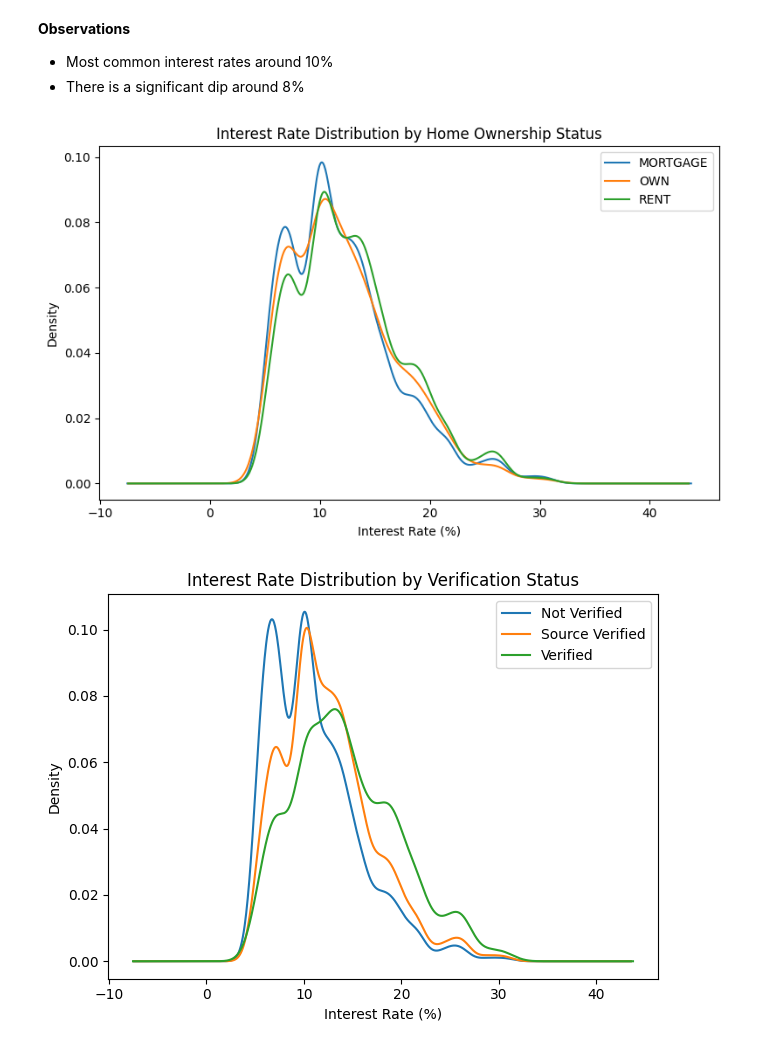
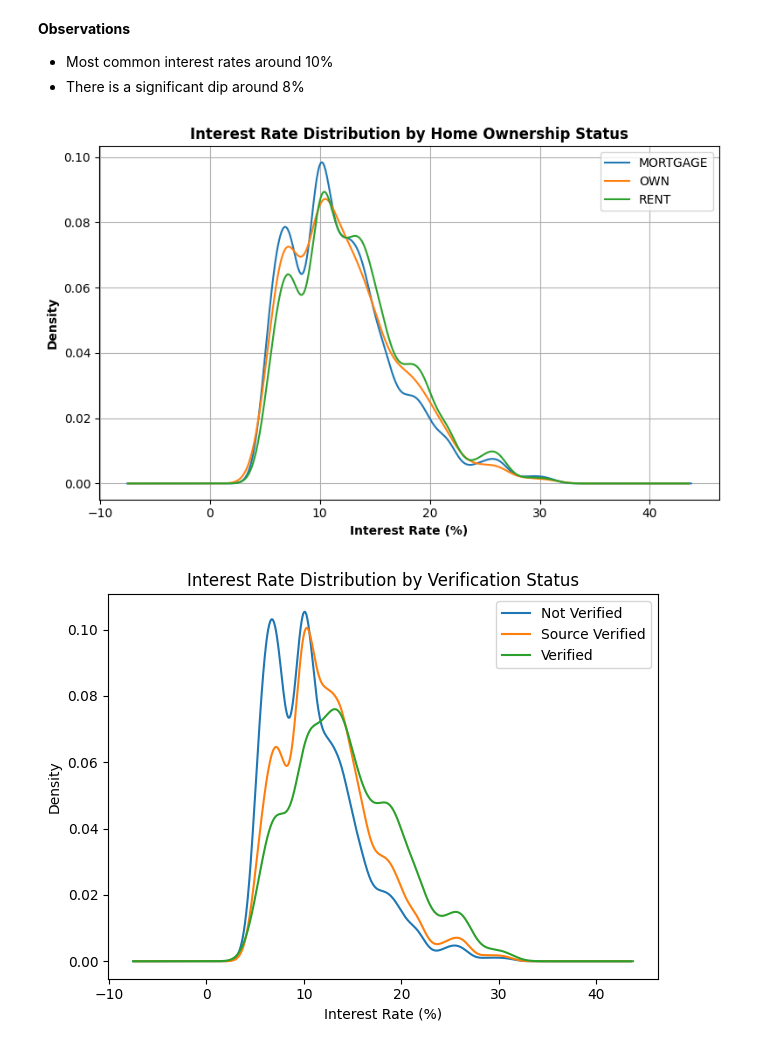
Before and after one commit to oliviaguo1234/lendingclub_loans, a Jupyter notebook: OliviaGuo_loans.ipynb, the cells around one changed output. Drawn from its saved outputs; the diff is of its cells as text; code cells hidden in the pictures.

```diff
--- a/OliviaGuo_loans.ipynb
+++ b/OliviaGuo_loans.ipynb
@@ -278,14 +276,15 @@ plt.show()
 # %%
 #multiple lines layered to show different interest rate trends vs home ownership
 plt.figure(figsize=(8, 5))
 loans_df.groupby('homeownership')['interest_rate'].plot(kind='density', legend=True)
-plt.title('Interest Rate Distribution by Home Ownership Status')
-plt.xlabel('Interest Rate (%)')
-plt.ylabel('Density')
+plt.title('Interest Rate Distribution by Home Ownership Status', fontweight='bold')
+plt.xlabel('Interest Rate (%)', fontweight='bold')
+plt.ylabel('Density', fontweight='bold')
 plt.tight_layout()
+plt.grid()
 plt.show()
 # %% [output]
-[figure, old version]
+[figure, new version]
 # %%
 loans_df.groupby('verified_income')['interest_rate'].plot(kind='density', legend=True)
 plt.title('Interest Rate Distribution by Verification Status')
```
Also changed, not shown: parts of 62 cells of this notebook.
